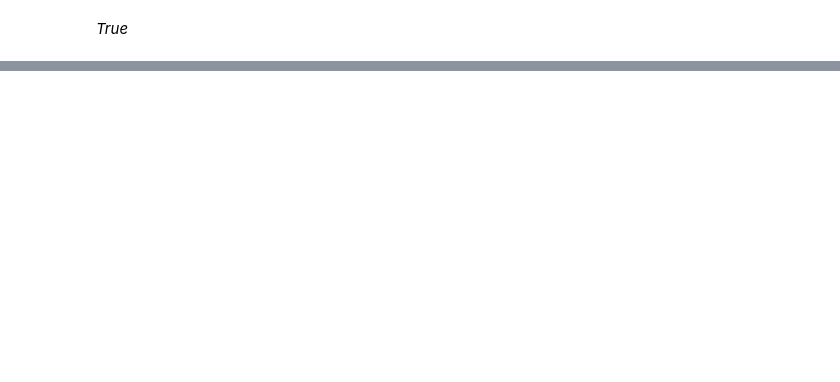
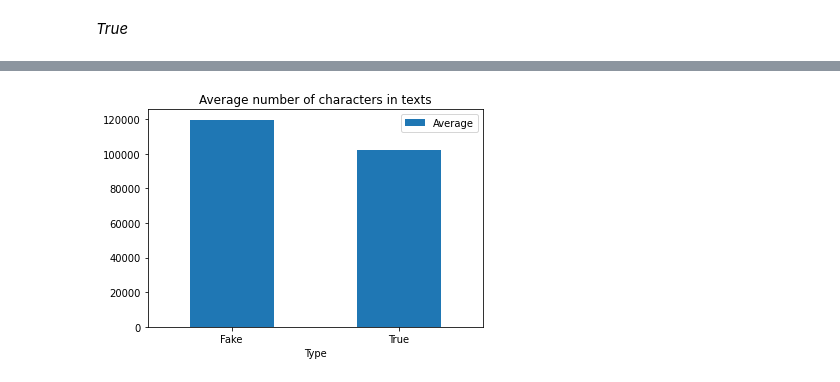
Before and after one commit to Themis-Sot/datam, a Jupyter notebook: DataMining_Project2.ipynb, the cells around one changed output, grey strips where cells are left out. Saved outputs shown, nothing was run; the diff lists cells and outputs as text; code cells hidden in the pictures; blank space fills up the shorter version.

```diff
--- a/DataMining_Project2.ipynb
+++ b/DataMining_Project2.ipynb
@@ -259,0 +280,17 @@ plt.show()
+# %%
+allTextsFake = " ".join(n for n in fakeNN['text'])
+allTextsTrue = " ".join(n for n in trueNN['text'])
+
+avgTextFake = len(allTextsFake) / len(dfFake.index)
+avgTextTrue = len(allTextsTrue) / len(dfTrue.index)
+
+avgText = {'Fake': avgTextFake, 'True': avgTextTrue}
+
+avgTextDF = pd.DataFrame.from_dict(avgText, orient='index', columns=['Average'])
+
+avgTextDF.plot.bar(rot=0)
+plt.xlabel('Type')
+plt.title('Average number of characters in texts')
+plt.show()
+# %% [output]
+[figure, added]
```
Also changed, not shown: parts of 7 cells of this notebook.
